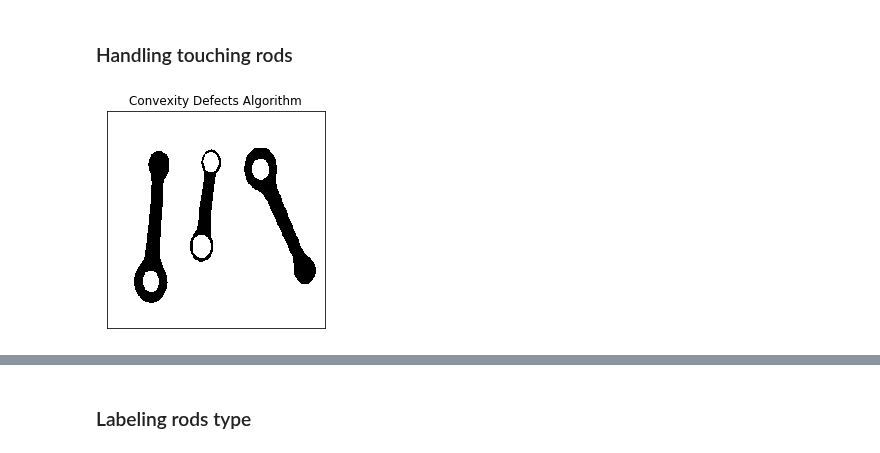
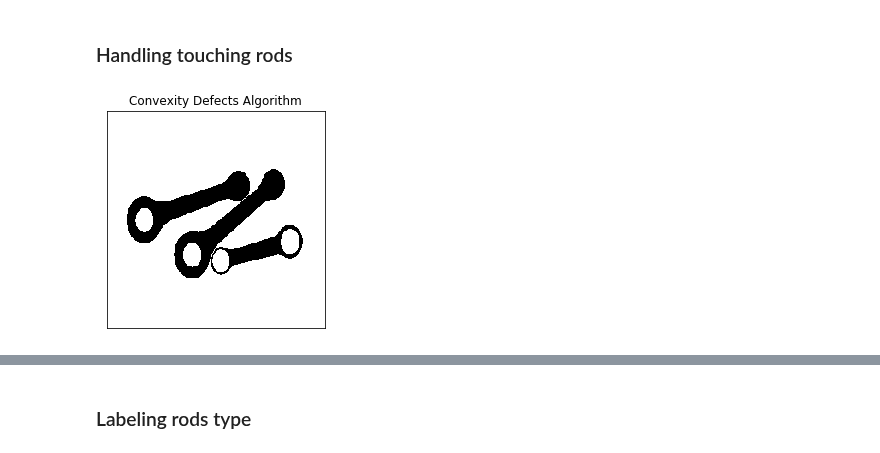
Before and after one commit to pptr3/connecting-rods, a Jupyter notebook: Connecting Rods.ipynb, the cells around one changed output, grey strips where cells are left out. Drawn from its saved outputs; the diff is of its cells as text; code cells hidden in the pictures.

```diff
--- a/Connecting Rods.ipynb
+++ b/Connecting Rods.ipynb
@@ -22,7 +22,7 @@ def defect_convexity_algorithm(imgf):
 
     collision_points = []
 
-    if sepc != -1: # if there are touching rods, add them
+    if sepc != -1: # if there are touching rods, add their touching pixel coords
          for i in range(defects.shape[0]):
             s,e,f,d = defects[i,0]
             far = tuple(cnt[f][0])
@@ -59,7 +59,7 @@ def defect_convexity_algorithm(imgf):
                 collision_points[i][2] = True
                 collision_points[index_of_j][2] = True
 
-    return img
+    return img, collision_points
 
 def compute_width_at_barycenter(barX, barY, contours):
     max_distance_from_bar = - math.inf
@@ -113,7 +113,7 @@ import math
 
 plt.figure(figsize=(4,4))
 
-original_img = cv.imread('testImages/TESI00.BMP', 0)
+original_img = cv.imread('testImages/TESI51.BMP', 0)
 img = original_img.copy()
 plt.imshow(img, cmap='gray',vmin=0,vmax=255)
 plt.title('Original image'), plt.xticks([]), plt.yticks([])
@@ -132,10 +132,10 @@ plt.show()
 # %% [markdown]
 ### Handling touching rods
 # %%
-separate_rods_img = defect_convexity_algorithm(otsu_img)
+separate_rods_img, c = defect_convexity_algorithm(otsu_img)
 plt.imshow(separate_rods_img,cmap = 'gray')
 plt.title('Convexity Defects Algorithm'), plt.xticks([]), plt.yticks([])
 plt.show()
 # %% [output]
-[figure, old version]
+[figure, new version]
 # %%
```
Also changed, not shown: parts of 13 cells of this notebook, 2 other files.
